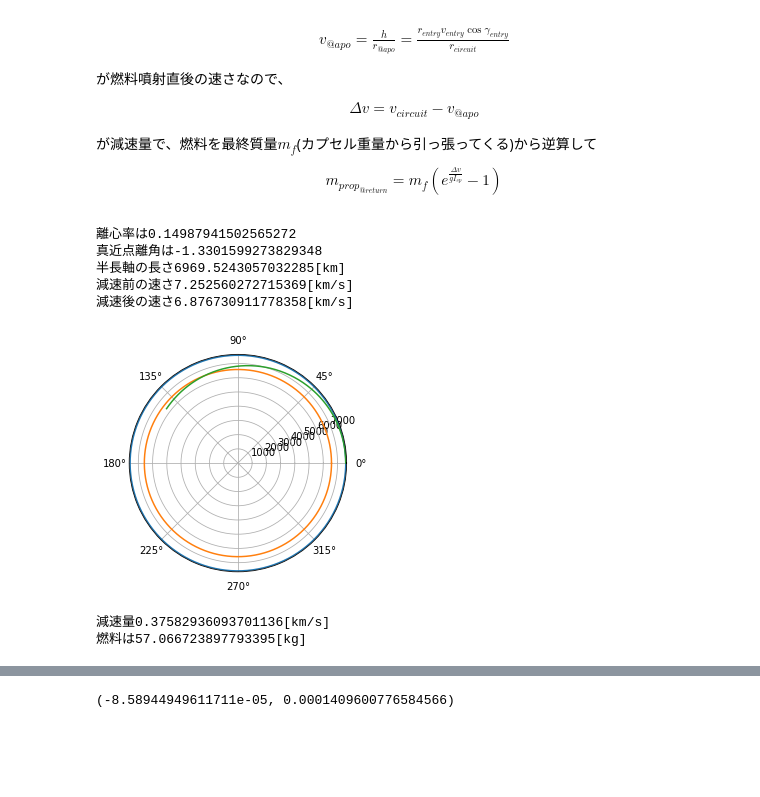
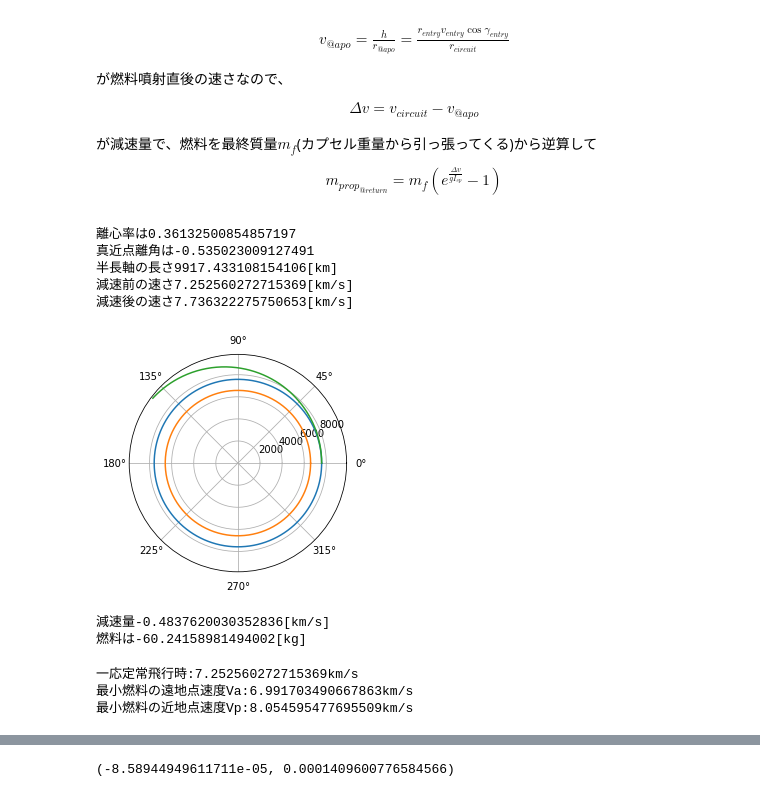
Before and after one commit to kminoda/seed_bank_in_space, a Jupyter notebook: src/delta_v_simu.ipynb, the cells around one changed output, grey strips where cells are left out. Drawn from its saved outputs; the diff is of its cells as text; code cells hidden in the pictures; blank space fills up the shorter version.

Commit message:
delta_v_sizing

```diff
--- a/src/delta_v_simu.ipynb
+++ b/src/delta_v_simu.ipynb
@@ -20,3 +13,30 @@ R_e = 6
+# %%
+MU = 3.986*10**5#地球重力定数[km^3/s^2]
+R_po = 6600.#パーキング軌道半径[km]
+Delta_i = 30.#種子島の緯度[deg]
+PI = np.pi
+J2 = 1082.628*10**(-6)#J2帯状調和関数係数
+R_e = 6
+
+G = 9.81 #重力加速度[m/s^2]
+R_earth = 6378 #地球の半径[km]
+SCALE_HEIGHT = 8.432#スケールハイト[km]
+RHO_0 = 1.225#標準大気密度[kg/m^3]
+H_reEntry = 200 #大気圏高度[km]
+M_earth = 5.9724*10**24
+## すまん、ここ詰める必要あるな
+v_reEntry = 8.0 #再突入の速度(一例)[km/s]
+gamma_reEntry = -5.0 #再突入時の経路角(結構浅め)[deg]
+
+#機体によるので、あとで
+M_capcell = 80.0 #はやぶさ参照[kg]
+A = 0.2 #ハヤブサよりちょい大きめ[kg]
+Rn = 0.2#てきとー
+
+#なんかを参照
+Cd = 1.6
+Cl = 0.0
+DT = 0.1#刻み
 # %%
 alpha = 28.58
 alpha = np.deg2rad(alpha)
@@ -396,40 +397,53 @@ def get_prop(r0, r, v, gamma, mf=300, Isp=220):
     #真近点離角
     tan_true_anomaly = alpha*np.sin(gamma)*np.cos(gamma)/(alpha*(np.cos(gamma))**2-1)
     true_anomaly = math.atan(tan_true_anomaly)
     print("真近点離角は{}".format(true_anomaly))
 
     #半長軸の決定
     semi_major_axis = (1+eccentricity*np.cos(true_anomaly))*r/(1-eccentricity**2)
     print("半長軸の長さ{}[km]".format(semi_major_axis))
 
     #燃料噴出"前"の速さ
     print("減速前の速さ{}[km/s]".format(np.sqrt(MU/r0)))
     #燃料噴出"直"後の速さ
     v0 = r*v*np.cos(gamma)/r0
     print("減速後の速さ{}[km/s]".format(v0))
     alpha0 = r0*v0**2/MU
     e0 = alpha0-1
     theta2 = np.arange(0, 2.5, 0.01)
     r_tgt2 = l/(1+e0*np.cos(theta2))
     plt.polar(theta2, r_tgt2)
     plt.show()
     delta_v = np.sqrt(MU/r0) - v0
     print("減速量{}[km/s]".format(delta_v))
 
     mp = mf*(np.exp(delta_v*10**3/G/Isp) -1)
     print("燃料は{}[kg]".format(mp))
 
     return None
 
-r0 = R_earth + 1200
-r1 = R_earth + 200
-get_prop(r0, r1, v=v_entry, gamma=gamma_entry)
+R0 = R_earth +1200
+R1 = R_earth + 200
+get_prop(R0, R1, v=v_entry, gamma=gamma_entry)
 # %% [output]
-離心率は0.14987941502565272
-真近点離角は-1.3301599273829348
-半長軸の長さ6969.5243057032285[km]
+離心率は0.36132500854857197
+真近点離角は-0.535023009127491
+半長軸の長さ9917.433108154106[km]
 減速前の速さ7.252560272715369[km/s]
-減速後の速さ6.876730911778358[km/s]
+減速後の速さ7.736322275750653[km/s]
-[figure, old version]
+[figure, new version]
-減速量0.37582936093701136[km/s]
-燃料は57.066723897793395[kg]
+減速量-0.4837620030352836[km/s]
+燃料は-60.24158981494002[kg]
+# %%
+## min
+Rp = R_earth+200
+Ra = R_earth+1200
+Vp = np.sqrt(2*MU*(1/Rp-1/(Rp+Ra)))
+Va = np.sqrt(2*MU*(1/Ra-1/(Rp+Ra)))
+print("一応定常飛行時:{0}km/s".format(np.sqrt(MU/Ra)))
+print("最小燃料の遠地点速度Va:{0}km/s".format(Va))
+print("最小燃料の近地点速度Vp:{0}km/s".format(Vp))
+# %% [output]
+一応定常飛行時:7.252560272715369km/s
+最小燃料の遠地点速度Va:6.991703490667863km/s
+最小燃料の近地点速度Vp:8.054595477695509km/s
```
Also changed, not shown: parts of 5 cells of this notebook.
